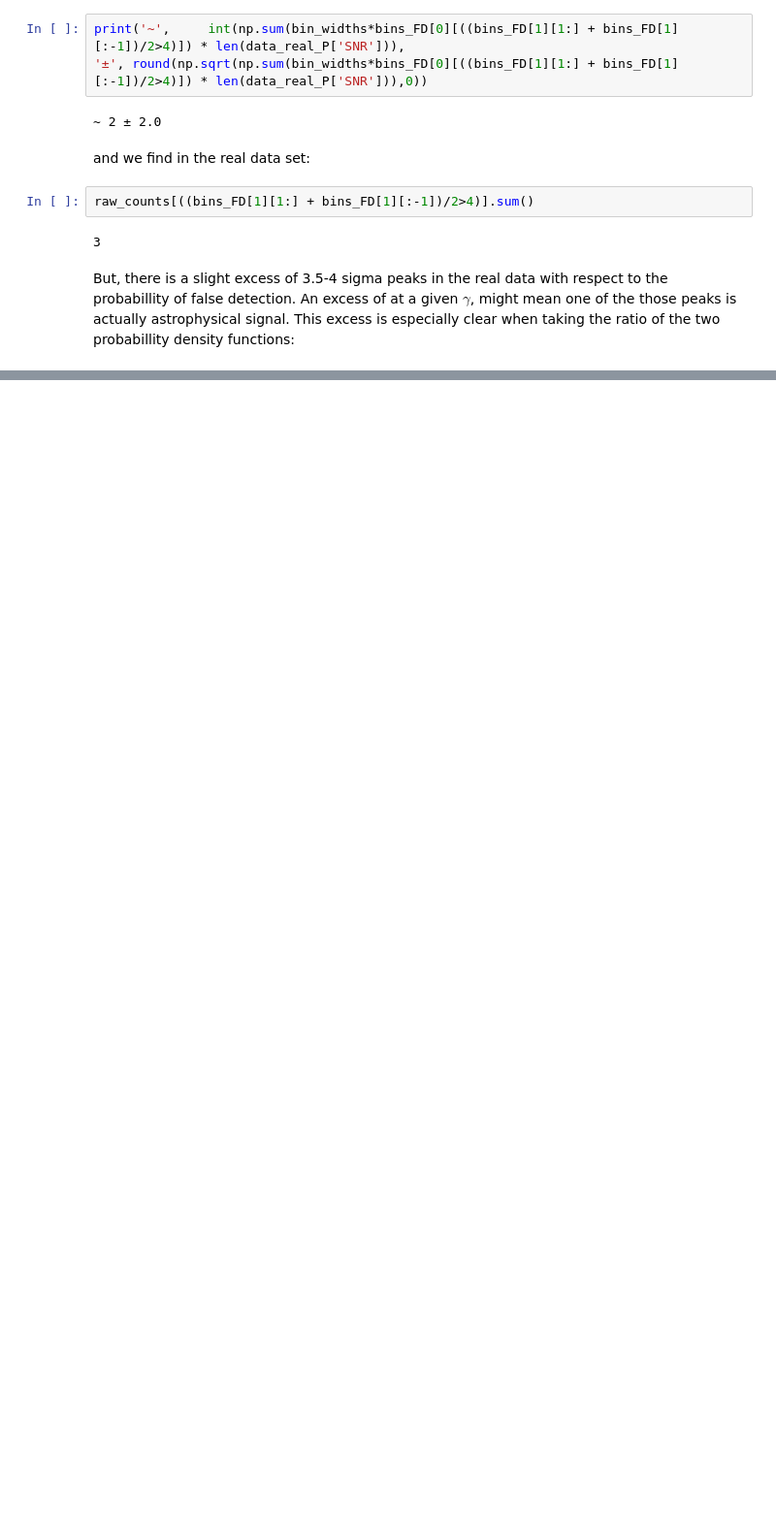
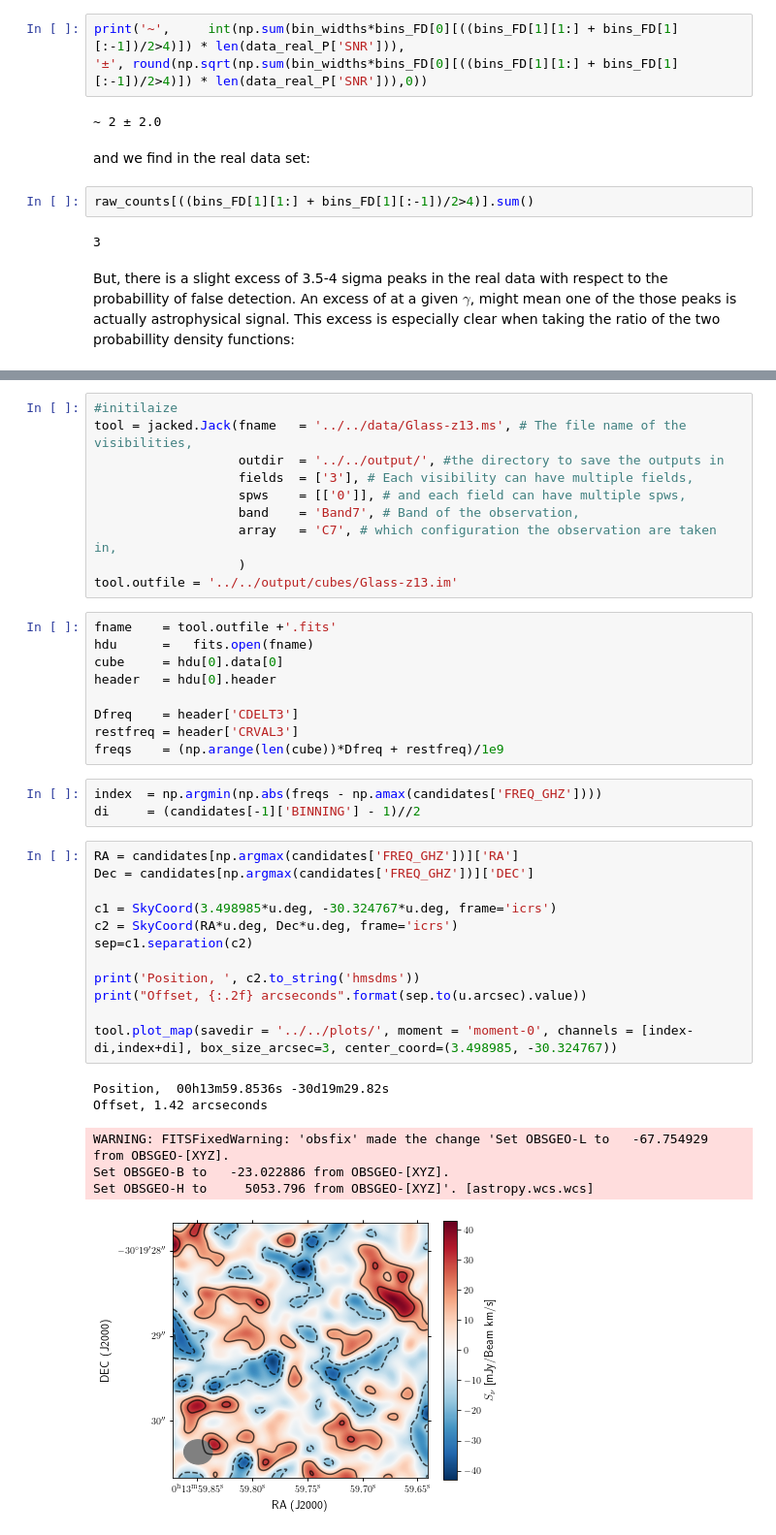
Before and after one commit to Joshiwavm/jackknify, a Jupyter notebook: docs/notebooks/HowToLineFind.ipynb, the cells around one changed output, grey strips where cells are left out. Shown at 97% size. Saved outputs shown, nothing was run; the diff lists cells and outputs as text; blank space fills up the shorter version.

```diff
--- a/docs/notebooks/HowToLineFind.ipynb
+++ b/docs/notebooks/HowToLineFind.ipynb
@@ -204,0 +243,41 @@ So, is the excess significant? Well by $\approx 2.5\sigma$... (could do a gaussi
+# %%
+#initilaize
+tool = jacked.Jack(fname   = '../../data/Glass-z13.ms', # The file name of the visibilities,
+                   outdir  = '../../output/', #the directory to save the outputs in
+                   fields  = ['3'], # Each visibility can have multiple fields,
+                   spws    = [['0']], # and each field can have multiple spws,
+                   band    = 'Band7', # Band of the observation,
+                   array   = 'C7', # which configuration the observation are taken in,
+                   )
+tool.outfile = '../../output/cubes/Glass-z13.im'
+# %%
+fname    = tool.outfile +'.fits'
+hdu      =   fits.open(fname)
+cube     = hdu[0].data[0]
+header   = hdu[0].header
+
+Dfreq    = header['CDELT3']
+restfreq = header['CRVAL3']
+freqs    = (np.arange(len(cube))*Dfreq + restfreq)/1e9
+# %%
+index  = np.argmin(np.abs(freqs - np.amax(candidates['FREQ_GHZ'])))
+di     = (candidates[-1]['BINNING'] - 1)//2
+# %%
+RA = candidates[np.argmax(candidates['FREQ_GHZ'])]['RA']
+Dec = candidates[np.argmax(candidates['FREQ_GHZ'])]['DEC']
+
+c1 = SkyCoord(3.498985*u.deg, -30.324767*u.deg, frame='icrs')
+c2 = SkyCoord(RA*u.deg, Dec*u.deg, frame='icrs')
+sep=c1.separation(c2)
+
+print('Position, ', c2.to_string('hmsdms'))
+print("Offset, {:.2f} arcseconds".format(sep.to(u.arcsec).value))
+
+tool.plot_map(savedir = '../../plots/', moment = 'moment-0', channels = [index-di,index+di], box_size_arcsec=3, center_coord=(3.498985, -30.324767))
+# %% [output]
+Position,  00h13m59.8536s -30d19m29.82s
+Offset, 1.42 arcseconds
+WARNING: FITSFixedWarning: 'obsfix' made the change 'Set OBSGEO-L to   -67.754929 from OBSGEO-[XYZ].
+Set OBSGEO-B to   -23.022886 from OBSGEO-[XYZ].
+Set OBSGEO-H to     5053.796 from OBSGEO-[XYZ]'. [astropy.wcs.wcs]
+[figure, added]
```
Also changed, not shown: parts of 11 cells of this notebook, 4 other files.
